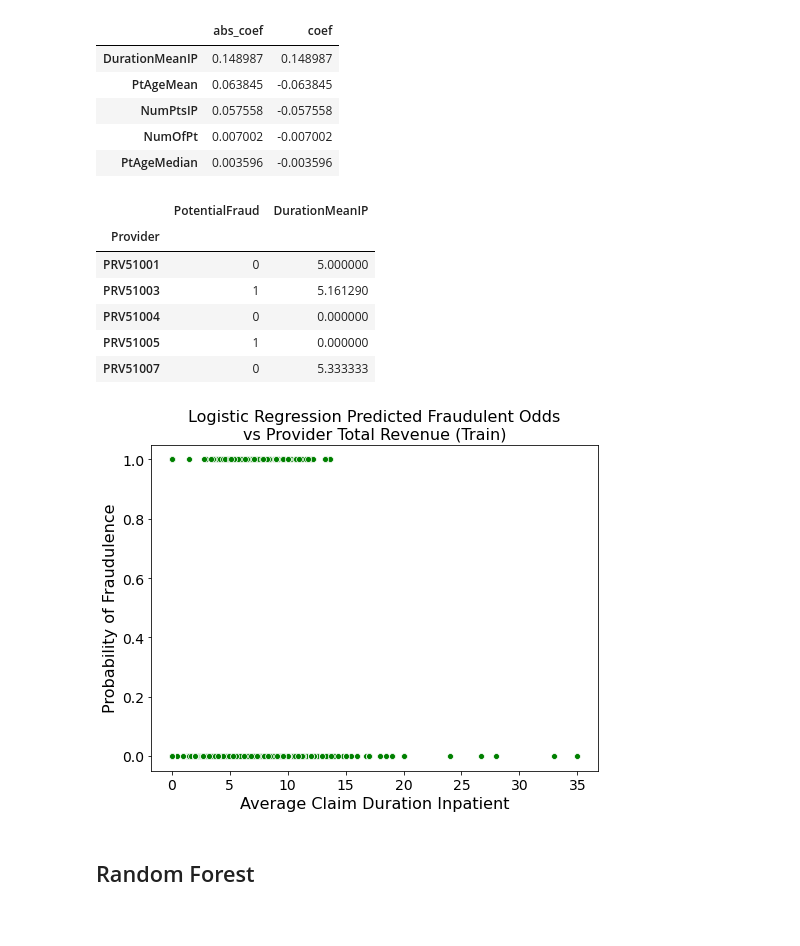
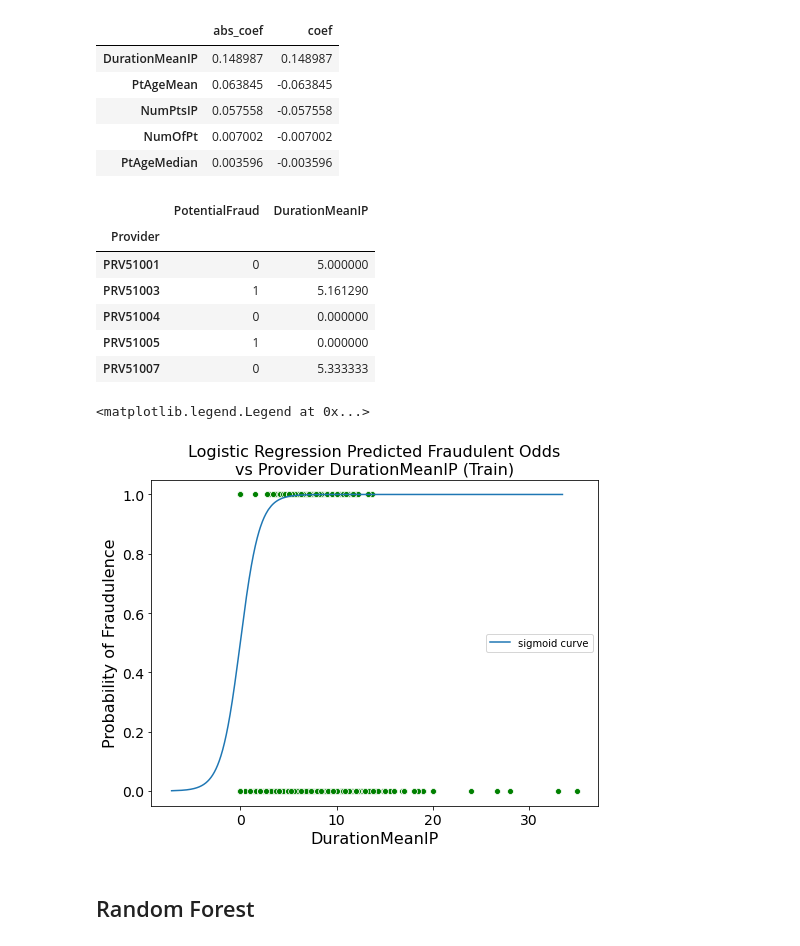
Before and after one commit to microwolf/capstone_healthcare_fraud, a Jupyter notebook: contributors/lu/scripts/Models_LY.ipynb, the cells around one changed output. Cells and saved outputs as stored; diff of their text form; code cells hidden in the pictures.

Commit message:
add the correct sigmoid curve to logistic regression model: probability vs 1 feature; copied contributors' scripts to public scripts folder

```diff
--- a/contributors/lu/scripts/Models_LY.ipynb
+++ b/contributors/lu/scripts/Models_LY.ipynb
@@ -482,37 +482,44 @@ number of predictors after Lasso: 12
 | PtAgeMedian | 0.003596 | -0.003596 |
 # %%
 # best to use PC1, for now try the most important feature TotalRev instead
+feature = 'DurationMeanIP'
 
-true_vs_durationmeanip = pd.DataFrame(y).merge(df_dum_drop[['DurationMeanIP']], left_index=True, right_index=True)
-display(true_vs_durationmeanip.head())
+true_vs_feature = pd.DataFrame(y).merge(df_dum_drop[[feature]], left_index=True, right_index=True)
+display(true_vs_feature.head())
 
 plt.figure(figsize=(8,6))
-k = sns.scatterplot(x = 'DurationMeanIP', y = 'PotentialFraud', data = true_vs_durationmeanip, color = 'green')
+k = sns.scatterplot(x = feature, y = 'PotentialFraud', data = true_vs_feature, color = 'green')
 # k.set(xscale = 'log')
-plt.title('Logistic Regression Predicted Fraudulent Odds\nvs Provider Total Revenue (Train)', fontsize = 16)
-plt.xlabel('Average Claim Duration Inpatient', fontsize = 16)
+plt.title(f'Logistic Regression Predicted Fraudulent Odds\nvs Provider {feature} (Train)', fontsize = 16)
+plt.xlabel(feature, fontsize = 16)
 plt.ylabel('Probability of Fraudulence', fontsize = 16)
 plt.xticks(fontsize = 14)
 plt.yticks(fontsize = 14)
 
-# values = lr_model.intercept_ + np.sum(0.148987*xtrain, axis = 1)
-# probas = lr_model.predict_proba(xtrain)[:,1]
-# values, probas = zip(*sorted(zip(values, probas)))
-# plt.plot(values, probas, label='sigmoid curve')
-# plt.legend(loc=2)
+values = lr_model.intercept_ + np.sum(lr_model.coef_*xtrain, axis = 1)
+probas = lr_model.predict_proba(xtrain)[:,1]
+values, probas = zip(*sorted(zip(values, probas)))
+plt.plot(values, probas, label='sigmoid curve')
+plt.legend(loc=5)
 
-# pd.DataFrame(lr_best_lu.coef_, columns=xtrain.columns).T
-plt.savefig('../output/lr_true_vs_durationmeanip.png')
-# plt.savefig('../output/lr_true_vs_durationmeanip_sigmoid.png')
+# plt.savefig('../output/lr_true_vs_feature_TotalRev.png')
+# plt.savefig('../output/lr_true_vs_feature_sigmoid_TotalRev.png')
+
+# plt.savefig('../output/lr_true_vs_feature_DurationMeanIP.png')
+# plt.savefig('../output/lr_true_vs_feature_sigmoid_DurationMeanIP.png')
+
+# plt.savefig('../output/lr_true_vs_feature_NumOfPt.png')
+# plt.savefig('../output/lr_true_vs_feature_sigmoid_NumOfPt.png')
 # %% [output]
 |  | PotentialFraud | DurationMeanIP |
 | Provider |  |  |
 | PRV51001 | 0 | 5.000000 |
 | PRV51003 | 1 | 5.161290 |
 | PRV51004 | 0 | 0.000000 |
 | PRV51005 | 1 | 0.000000 |
 | PRV51007 | 0 | 5.333333 |
+<matplotlib.legend.Legend at 0x...>
-[figure, old version]
+[figure, new version]
 # %% [markdown]
 ## Random Forest
 # %% [markdown]
```
Also changed, not shown: 8 other files.
